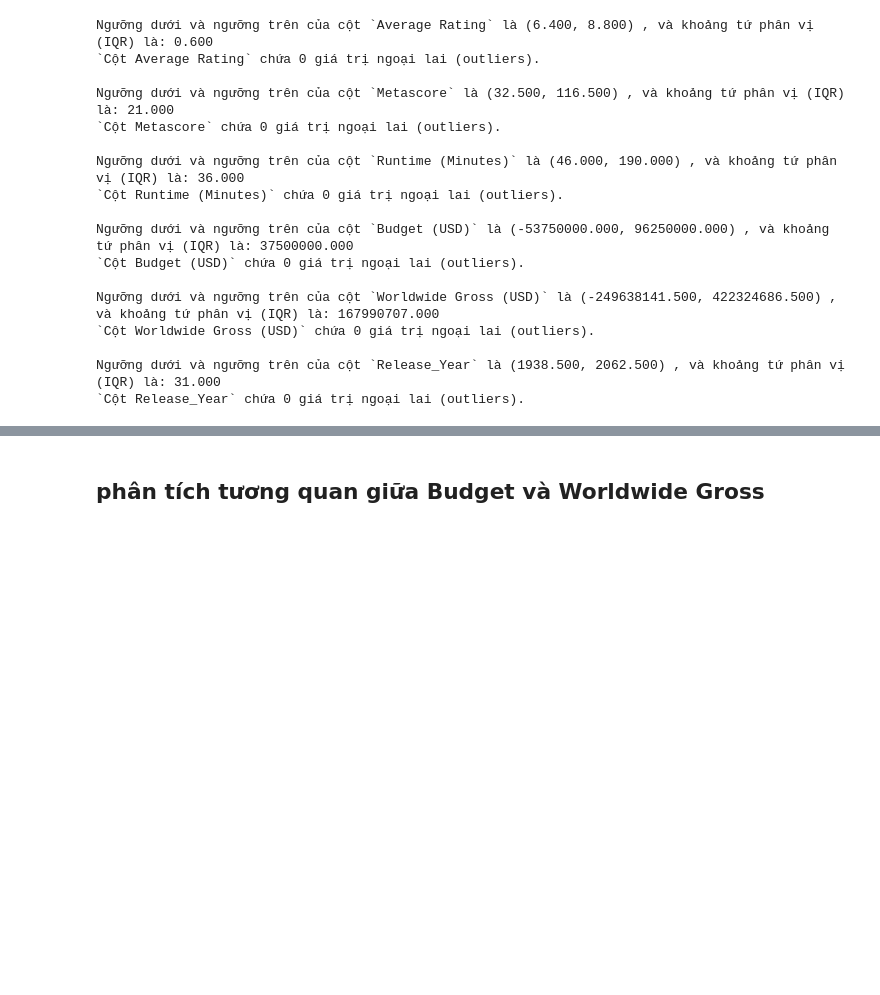
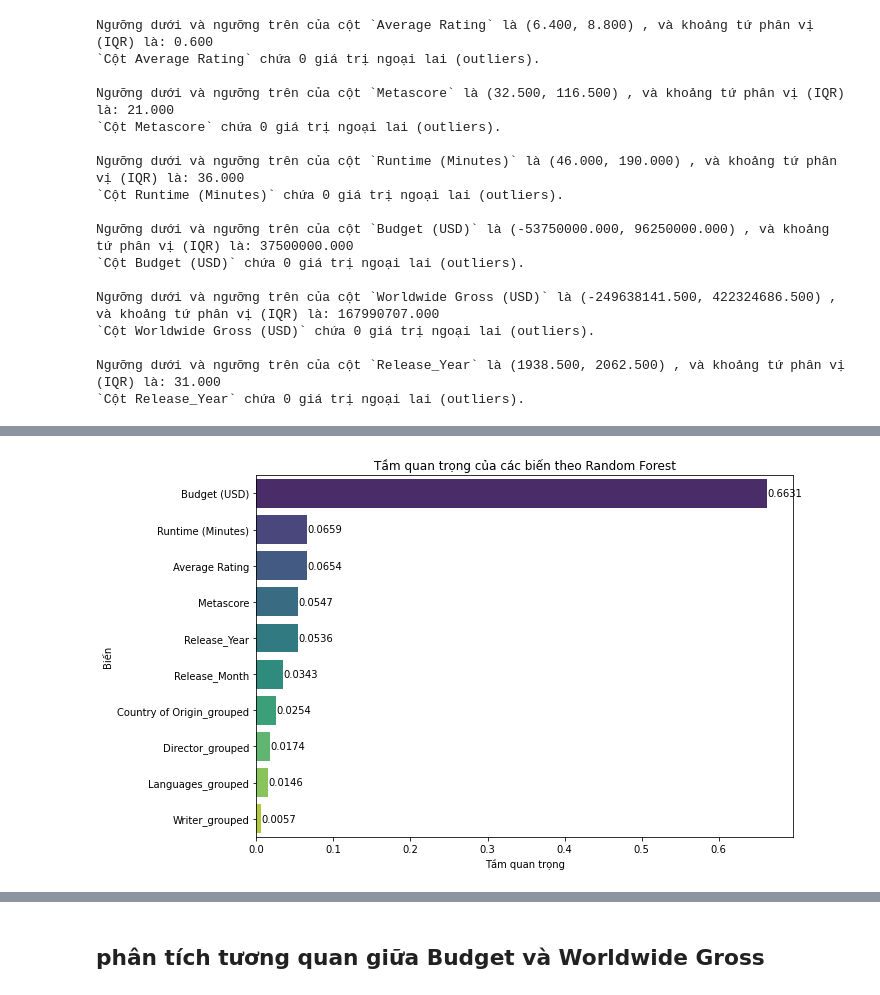
Before and after one commit to understandnhi/DeAn-NgocHieuNhi, a Jupyter notebook: EDA.ipynb, the cells around one changed output, grey strips where cells are left out. Saved outputs shown, nothing was run; the diff lists cells and outputs as text; code cells hidden in the pictures; blank space fills up the shorter version.

```diff
--- a/EDA.ipynb
+++ b/EDA.ipynb
@@ -949,0 +982,49 @@ Ngưỡng dưới và ngưỡng trên của cột `Release_Year` là (1938.500,
+# %%
+from sklearn.ensemble import RandomForestRegressor
+from sklearn.model_selection import train_test_split
+import seaborn as sns
+
+# Đặt biến mục tiêu
+target = "Worldwide Gross (USD)"
+
+# Mã hóa cat_cols về kiểu số để sử dụng trong mô hình
+cat_cols = ['Director_grouped', 'Writer_grouped', 'Languages_grouped', 'Country of Origin_grouped']
+for col in cat_cols:
+    df[col] = df[col].astype('category').cat.codes
+
+# Chọn các biến độc lập (X) — loại bỏ cột mục tiêu
+X_cols = [col for col in df.columns if col != target]
+X = df[X_cols]
+y = df[target]
+
+# Chỉ dùng dữ liệu số
+X = X.select_dtypes(exclude="object")
+
+# Tách dữ liệu train/test
+X_train, X_test, y_train, y_test = train_test_split(X, y, test_size=0.2, random_state=42)
+
+# Huấn luyện mô hình Random Forest
+model = RandomForestRegressor(n_estimators=100, random_state=42)
+model.fit(X_train, y_train)
+
+# Lấy tầm quan trọng của các biến
+importances = model.feature_importances_
+features = X.columns
+importance_df = pd.DataFrame({"Feature": features, "Importance": importances}).sort_values(by="Importance", ascending=False)
+
+# Vẽ biểu đồ với nhãn giá trị
+plt.figure(figsize=(10, 6))
+ax = sns.barplot(data=importance_df, x="Importance", y="Feature", palette="viridis")
+
+# Thêm giá trị trên từng bar
+for i, (importance, feature) in enumerate(zip(importance_df["Importance"], importance_df["Feature"])):
+    ax.text(importance + 0.0005, i, f"{importance:.4f}", va='center')
+
+
+plt.title("Tầm quan trọng của các biến theo Random Forest")
+plt.xlabel("Tầm quan trọng")
+plt.ylabel("Biến")
+plt.tight_layout()
+plt.show()
+# %% [output]
+[figure, added]
```
Also changed, not shown: parts of 40 cells of this notebook, 1 other file.
